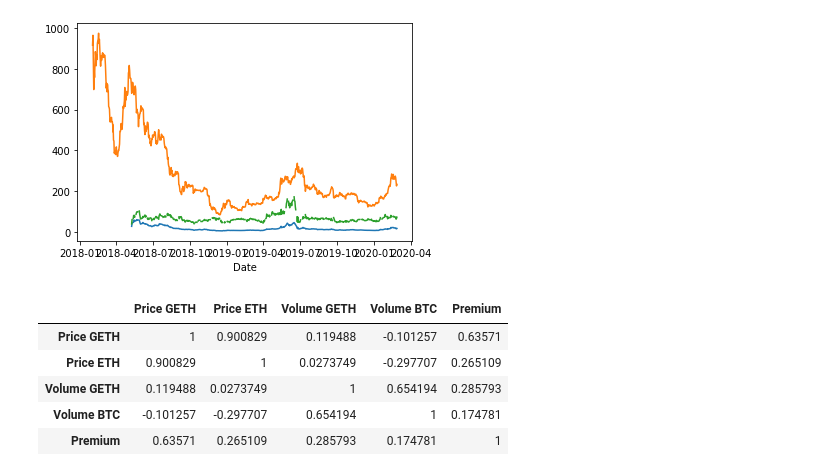
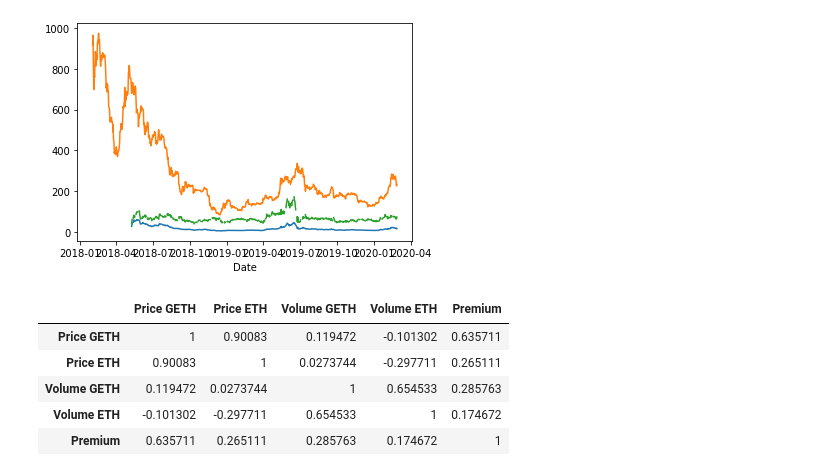
Before and after one commit to MenaBahram/GrayscaleTrustETH_Premium_Correlation, a Jupyter notebook: Grayscale ethe.ipynb, the cells around one changed output. Drawn from its saved outputs; the diff is of its cells as text; code cells hidden in the pictures.

```diff
--- a/Grayscale ethe.ipynb
+++ b/Grayscale ethe.ipynb
@@ -58,14 +58,14 @@ Text(0.5, 0, 'Date')
 [figure]
 # %%
 # Correlation Matrix
-df = pd.DataFrame({"Price GETH": dfet["Adj Close"],  "Price ETH": dfeth["Adj Close"],"Volume GETH": dfet["Volume"], "Volume BTC": dfeth["Volume"], "Premium": p})
+df = pd.DataFrame({"Price GETH": dfet["Adj Close"],  "Price ETH": dfeth["Adj Close"],"Volume GETH": dfet["Volume"], "Volume ETH": dfeth["Volume"], "Premium": p})
 corr = df.corr()
 print()
 corr.style.background_gradient(cmap='coolwarm')
 # %% [output]
-|  | Price GETH | Price ETH | Volume GETH | Volume BTC | Premium |
-| Price GETH | 1 | 0.900829 | 0.119488 | -0.101257 | 0.63571 |
-| Price ETH | 0.900829 | 1 | 0.0273749 | -0.297707 | 0.265109 |
-| Volume GETH | 0.119488 | 0.0273749 | 1 | 0.654194 | 0.285793 |
-| Volume BTC | -0.101257 | -0.297707 | 0.654194 | 1 | 0.174781 |
-| Premium | 0.63571 | 0.265109 | 0.285793 | 0.174781 | 1 |
+|  | Price GETH | Price ETH | Volume GETH | Volume ETH | Premium |
+| Price GETH | 1 | 0.90083 | 0.119472 | -0.101302 | 0.635711 |
+| Price ETH | 0.90083 | 1 | 0.0273744 | -0.297711 | 0.265111 |
+| Volume GETH | 0.119472 | 0.0273744 | 1 | 0.654533 | 0.285763 |
+| Volume ETH | -0.101302 | -0.297711 | 0.654533 | 1 | 0.174672 |
+| Premium | 0.635711 | 0.265111 | 0.285763 | 0.174672 | 1 |
```
